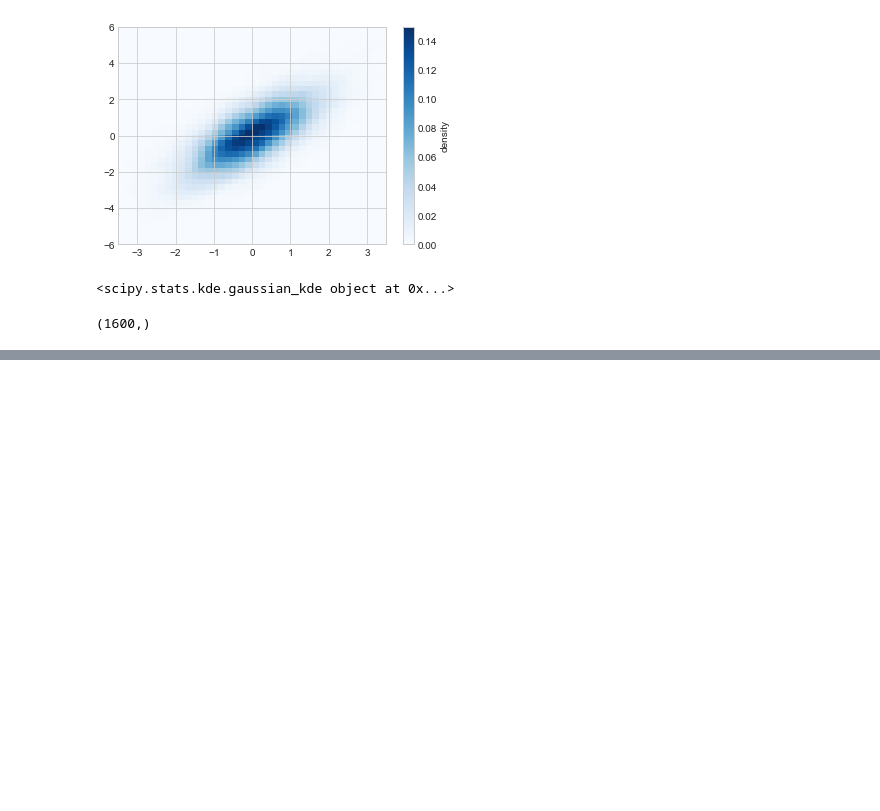
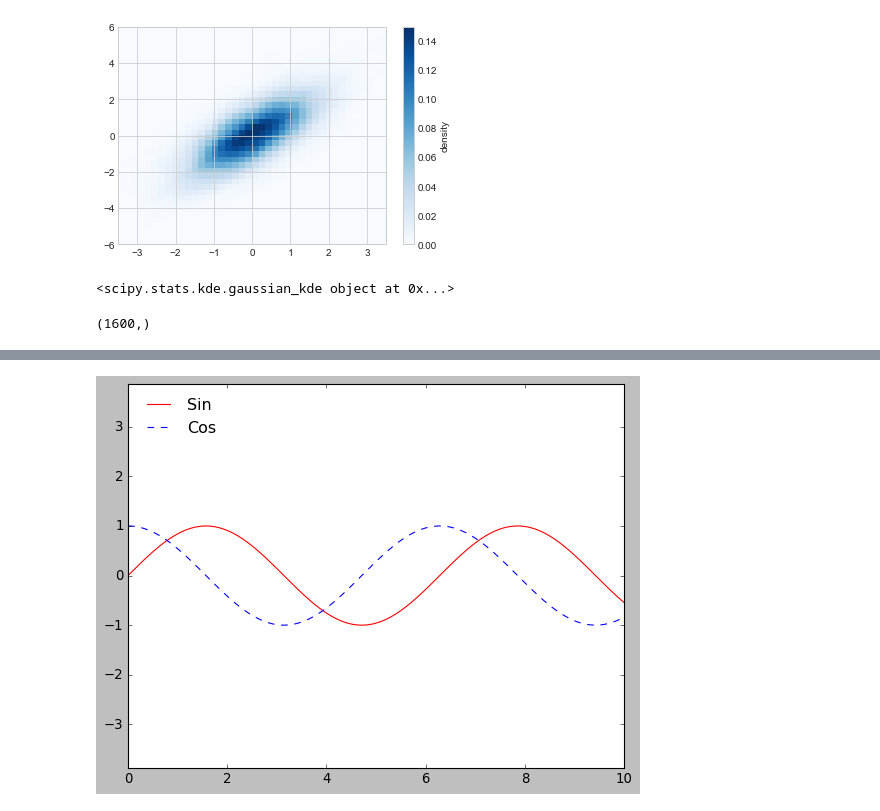
Before and after one commit to SpIIIII/jupyter-repo, a Jupyter notebook: Python Data Science Cookbook/Main.ipynb, the cells around one changed output, grey strips where cells are left out. Drawn from its saved outputs; the diff is of its cells as text; code cells hidden in the pictures; blank space fills up the shorter version.

```diff
--- a/Python Data Science Cookbook/Main.ipynb
+++ b/Python Data Science Cookbook/Main.ipynb
@@ -811,0 +826,5 @@ print(Z.shape)
+# %%
+ax.legend(loc ='upper left',frameon = False)
+fig
+# %% [output]
+[figure, added]
```
Also changed, not shown: parts of 9 cells of this notebook, 2 other files.
